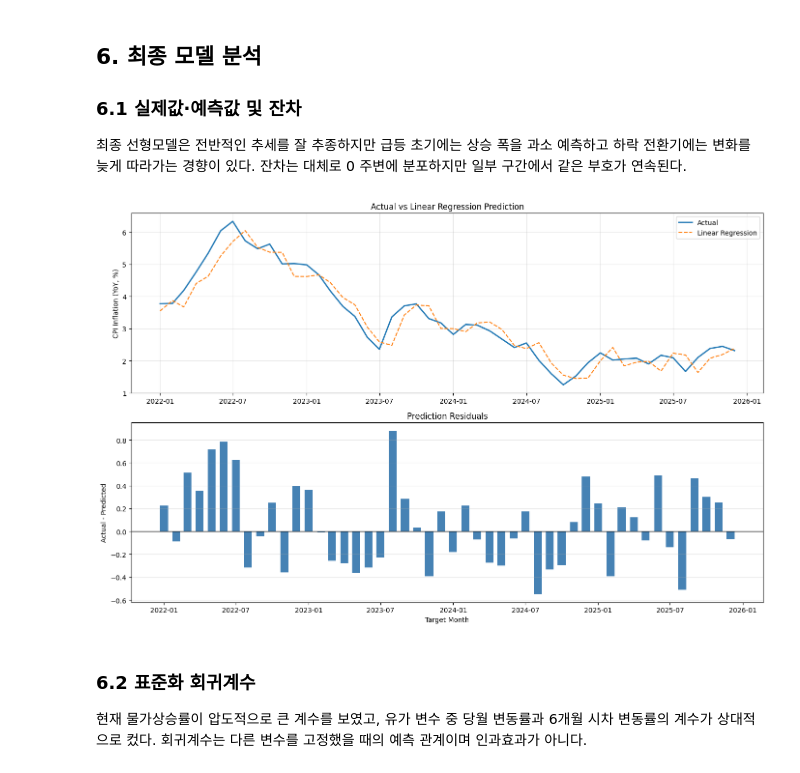
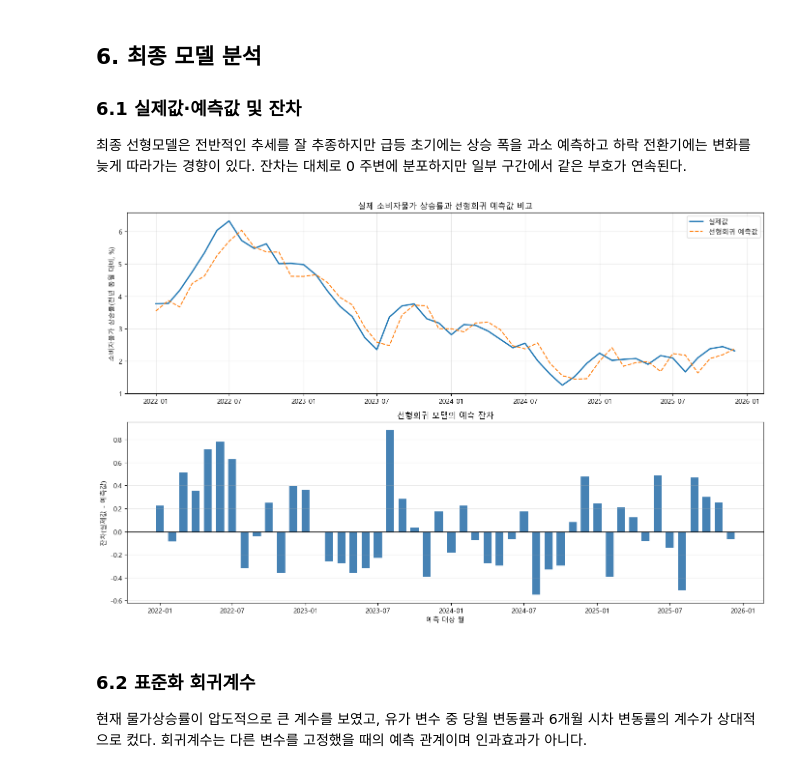
Before and after one commit to Polalise/MachineLearning_oil, a Jupyter notebook: model.ipynb, the cells around one changed output. Saved outputs shown, nothing was run; the diff lists cells and outputs as text; code cells hidden in the pictures.

```diff
--- a/model.ipynb
+++ b/model.ipynb
@@ -344,6 +348,13 @@ dtype: int64
 
 유가, 소비자물가 상승률, 환율, 기준금리의 분포와 시간 흐름을 확인한다. 2008년 금융위기, 2020년 코로나19, 2022년 국제 원자재가격 상승기처럼 변동성이 큰 구간은 실제 경제 현상이므로 단순 오류로 간주해 제거하지 않는다.
 # %%
+# 한글 폰트 설정
+font_path = r"C:\Windows\Fonts\malgun.ttf"
+font_name = font_manager.FontProperties(fname=font_path).get_name()
+
+plt.rcParams["font.family"] = font_name
+plt.rcParams["axes.unicode_minus"] = False
+
 # 주요 변수의 기술통계
 display(
     analysis_df[
@@ -355,19 +366,19 @@ display(
 fig, axes = plt.subplots(2, 2, figsize=(15, 9))
 
 axes[0, 0].plot(analysis_df["date"], analysis_df["dubai_price"])
-axes[0, 0].set_title("Dubai Oil Price")
-axes[0, 0].set_ylabel("USD per barrel")
+axes[0, 0].set_title("두바이 유가 추이")
+axes[0, 0].set_ylabel("배럴당 달러")
 
 axes[0, 1].plot(analysis_df["date"], analysis_df["cpi_yoy"])
-axes[0, 1].set_title("Consumer Price Inflation (YoY)")
+axes[0, 1].set_title("소비자물가 상승률 추이")
 axes[0, 1].set_ylabel("%")
 
 axes[1, 0].plot(analysis_df["date"], analysis_df["usd_krw"])
-axes[1, 0].set_title("USD/KRW Monthly Average")
-axes[1, 0].set_ylabel("KRW")
+axes[1, 0].set_title("원/달러 월평균 환율 추이")
+axes[1, 0].set_ylabel("원")
 
 axes[1, 1].plot(analysis_df["date"], analysis_df["base_rate"])
-axes[1, 1].set_title("Bank of Korea Base Rate")
+axes[1, 1].set_title("한국은행 기준금리 추이")
 axes[1, 1].set_ylabel("%")
 
 for ax in axes.flat:
@@ -774,43 +819,50 @@ display(ablation_df)
 # %%
 final_model = ablation_models["Full Model (+ Oil)"]
 final_pred = final_model.predict(X_test)
+
+# 잔차 = 실제값 - 예측값
 residuals = y_test.to_numpy() - final_pred
 
 fig, axes = plt.subplots(2, 1, figsize=(14, 9))
 
+# 실제값과 예측값 비교
 axes[0].plot(
     test_df["target_date"],
     y_test,
-    label="Actual",
+    label="실제값",
     linewidth=2
 )
+
 axes[0].plot(
     test_df["target_date"],
     final_pred,
-    label="Linear Regression",
+    label="선형회귀 예측값",
     linestyle="--"
 )
-axes[0].set_title("Actual vs Linear Regression Prediction")
-axes[0].set_ylabel("CPI Inflation (YoY, %)")
+
+axes[0].set_title("실제 소비자물가 상승률과 선형회귀 예측값 비교")
+axes[0].set_ylabel("소비자물가 상승률(전년 동월 대비, %)")
 axes[0].legend()
 axes[0].grid(alpha=0.3)
 
+# 예측 잔차
 axes[1].bar(
     test_df["target_date"],
     residuals,
     width=20,
     color="steelblue"
 )
+
 axes[1].axhline(0, color="black", linewidth=1)
-axes[1].set_title("Prediction Residuals")
-axes[1].set_xlabel("Target Month")
-axes[1].set_ylabel("Actual - Predicted")
+axes[1].set_title("선형회귀 모델의 예측 잔차")
+axes[1].set_xlabel("예측 대상 월")
+axes[1].set_ylabel("잔차(실제값 - 예측값)")
 axes[1].grid(axis="y", alpha=0.3)
 
 plt.tight_layout()
 plt.show()
 # %% [output]
-[figure, old version]
+[figure, new version]
 # %% [markdown]
 ### 6.2 표준화 회귀계수
 
```
Also changed, not shown: parts of 8 cells of this notebook, 9 other files.
